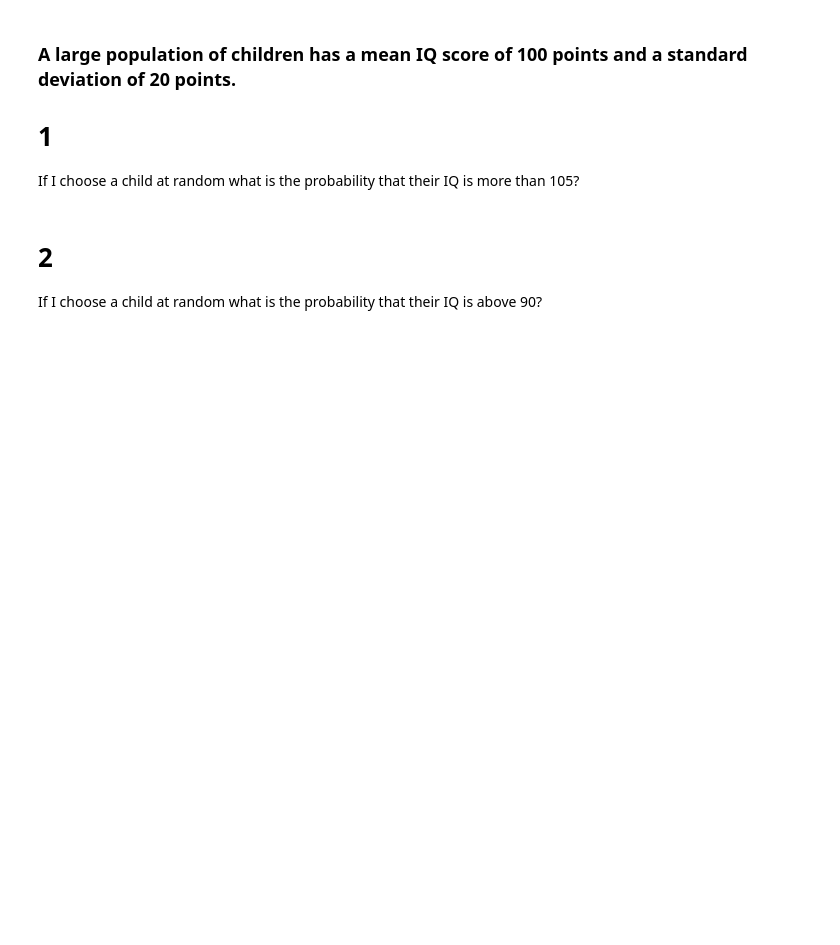
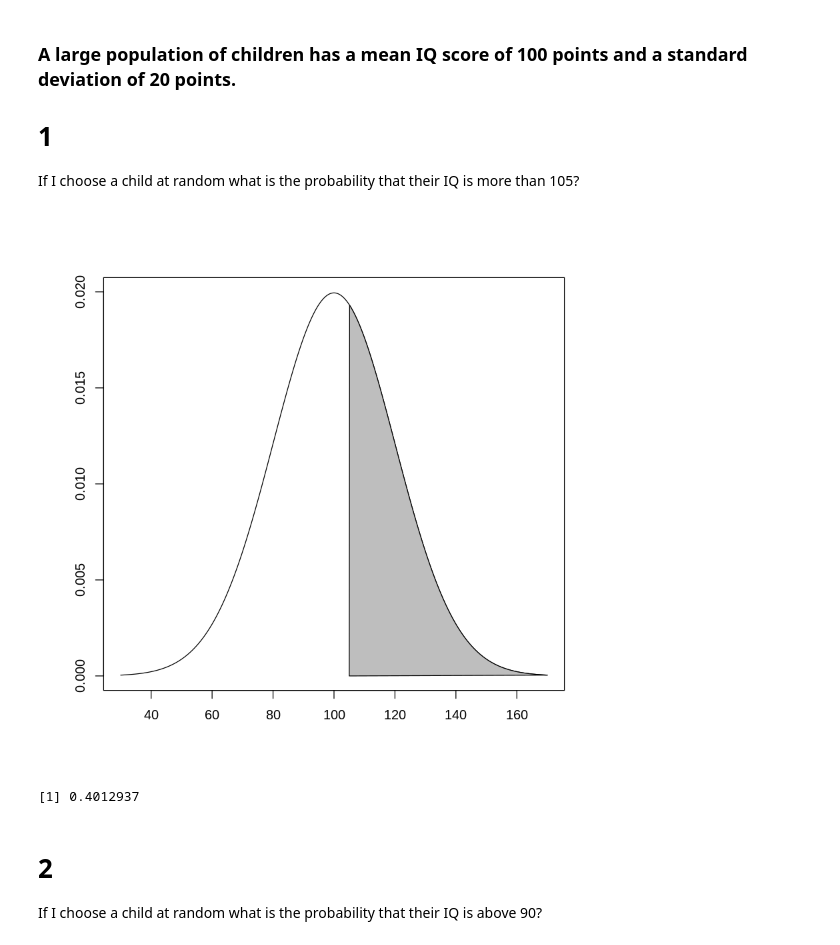
Before and after one commit to jana-archibald/1770-summer-2019, a Jupyter notebook: Tutorial6_NormalDistibution/Tutorial6Questions.ipynb, the cells around one changed output. Saved outputs shown, nothing was run; the diff lists cells and outputs as text; code cells hidden in the pictures; blank space fills up the shorter version.

```diff
--- a/Tutorial6_NormalDistibution/Tutorial6Questions.ipynb
+++ b/Tutorial6_NormalDistibution/Tutorial6Questions.ipynb
@@ -27,6 +27,14 @@ https://istats.shinyapps.io/NormalDist/
 # 1
 
 If I choose a child at random what is the probability that their IQ is more than 105?
+# %%
+normalplot(100,20,c(105,Inf))
+# %% [output]
+[figure, added]
+# %%
+1-pnorm(105,100,20)
+# %% [output]
+[1] 0.4012937
 # %% [markdown]
 # 2
 
```
Also changed, not shown: parts of 15 cells of this notebook.
